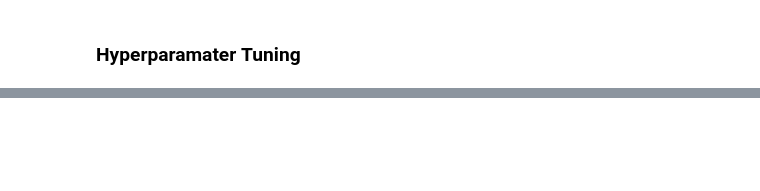
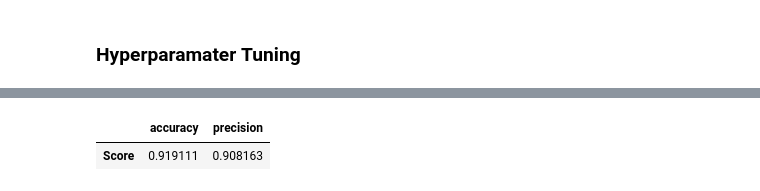
Before and after one commit to wiktorMajkowksi/Covid19_Prediction, a Jupyter notebook: COVID_Prediction.ipynb, the cells around one changed output, grey strips where cells are left out. Saved outputs shown, nothing was run; the diff lists cells and outputs as text; code cells hidden in the pictures; blank space fills up the shorter version.

```diff
--- a/COVID_Prediction.ipynb
+++ b/COVID_Prediction.ipynb
@@ -623,34 +624,42 @@ bnb_grid={}
 if (best_performing_algo == "RandomForestClassifier"):
   model = RandomForestClassifier()
   grid = rfc_grid
+  model_TH = model_rForest
 
 elif (best_performing_algo == "KNeighborsClassifier"):
   model = KNeighborsClassifier()
   grid = knn_grid
+  model_TH = model_knn
 
 elif (best_performing_algo == "DecisionTreeClassifier"):
   model = DecisionTreeClassifier()
   grid = dTree_grid
+  model_TH = model_dTree
 
 elif (best_performing_algo == "AdaBoostClassifier"):
   model = AdaBoostClassifier()
   grid = ada_grid
+  model_TH = model_adaB
 
 elif (best_performing_algo == "GaussianNB"):
   model = GaussianNB()
   grid = gnb_grid
+  model_TH = model_gnb
 
 elif (best_performing_algo == "SVC"):
   model = SVC()
   grid = svc_grid
+  model_TH = model_SVM
 
 elif (best_performing_algo == "LogisticRegression"):
   model = LogisticRegression()
   grid = log_grid
+  model_TH = model_log
 
 elif (best_performing_algo == "BernoulliNB"):
   model = BernoulliNB()
   grid = bnb_grid
+  model_TH = model_bnb
 # %%
 grid = GridSearchCV(model, grid, verbose=1, cv=3,n_jobs=-1)
 grid_results = grid.fit(X_train,Y_train)
@@ -671,0 +675,3 @@ Best score: 0.9801678108314263
+# %%
+Y_test = Y_test.replace(['lockdown'],1)
+Y_test = Y_test.replace(['open'],0)
@@ -671,0 +691,20 @@ Best score: 0.9801678108314263
+# %%
+Y_test = Y_test.to_numpy()
+# %%
+defaultThreshold = 0.5
+newThreshold = 0.6
+X_test = pd.DataFrame(X_test) #reforming X testing set
+
+y_test_pred = model_TH.predict(X_test)
+y_test_pred = pd.DataFrame(y_test_pred)
+y_test_pred = y_test_pred.replace(['lockdown'],1)
+y_test_pred = y_test_pred.replace(['open'],0)
+
+y_train_pred = model_TH.predict(X_train)
+new_y_test_pred = np.where(model_TH.predict_proba(X_test)[:,1]>newThreshold,0,1)
+
+model_TH.predict_proba(X_test)
+#visual aid to see how the values are distribued with threshold
+print("y_test\n",pd.DataFrame(Y_test)[0].value_counts())
+print("\ny_test_pred\n",pd.DataFrame(y_test_pred)[0].value_counts())
+print("\nnew_y_test_pred\n",pd.DataFrame(new_y_test_pred)[0].value_counts())
@@ -671,0 +780,10 @@ Best score: 0.9801678108314263
+# %%
+from sklearn.metrics import precision_score
+
+pd.DataFrame(data=[[accuracy_score(Y_test, y_test_pred),
+                    precision_score(Y_test, y_test_pred)]],
+            columns=["accuracy","precision"],
+            index=['Score'])
+# %% [output]
+|  | accuracy | precision |
+| Score | 0.919111 | 0.908163 |
```
Also changed, not shown: parts of 22 cells of this notebook.
